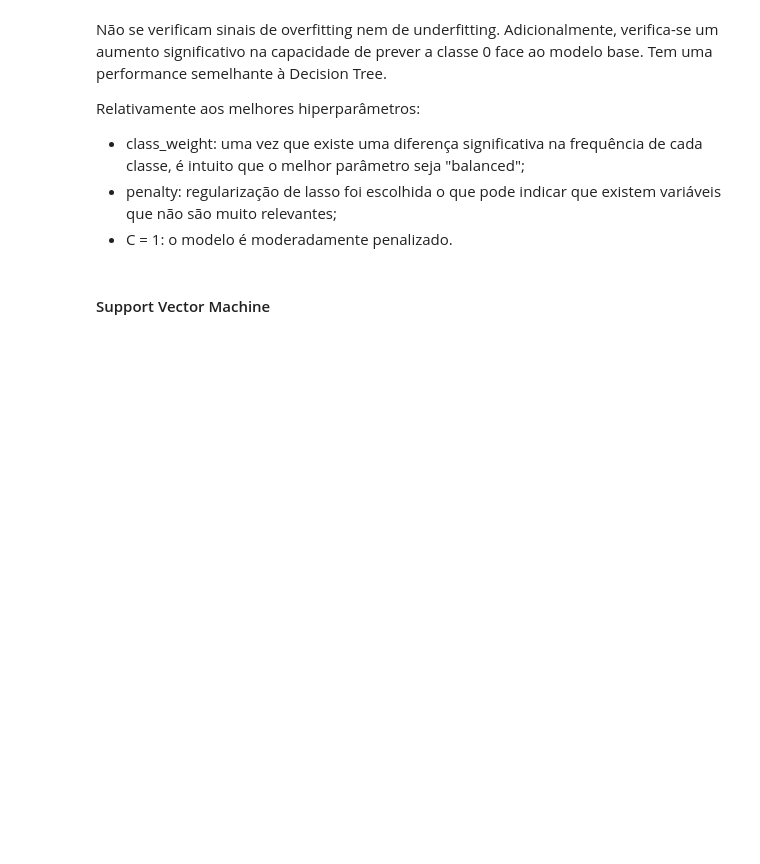
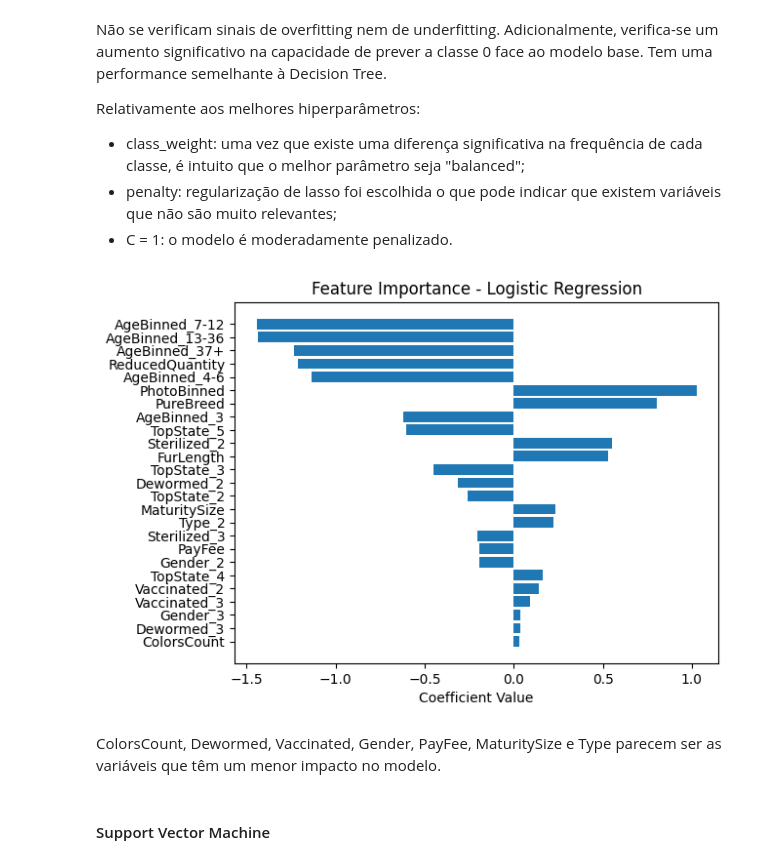
Before and after one commit to BolachinhaAmericana/MSc-MachineLearning, a Jupyter notebook: AA_202425_Project_ASM_V2.ipynb, the cells around one changed output. Drawn from its saved outputs; the diff is of its cells as text; code cells hidden in the pictures; blank space fills up the shorter version.

```diff
--- a/AA_202425_Project_ASM_V2.ipynb
+++ b/AA_202425_Project_ASM_V2.ipynb
@@ -1556,6 +1556,17 @@ Relativamente aos melhores hiperparâmetros:
 - class_weight: uma vez que existe uma diferença significativa na frequência de cada classe, é intuito que o melhor parâmetro seja "balanced";
 - penalty: regularização de lasso foi escolhida o que pode indicar que existem variáveis que não são muito relevantes;
 - C = 1: o modelo é moderadamente penalizado.
+# %%
+coefficients = lgr.coef_[0]
+sorted_idx = np.argsort(np.abs(coefficients))
+plt.barh(X_train.columns[sorted_idx], coefficients[sorted_idx])
+plt.xlabel('Coefficient Value')
+plt.title('Feature Importance - Logistic Regression')
+plt.show()
+# %% [output]
+[figure, added]
+# %% [markdown]
+ColorsCount, Dewormed, Vaccinated, Gender, PayFee, MaturitySize e Type parecem ser as variáveis que têm um menor impacto no modelo.
 # %% [markdown]
 #### Support Vector Machine
 # %%
```
Also changed, not shown: parts of 18 cells of this notebook.
